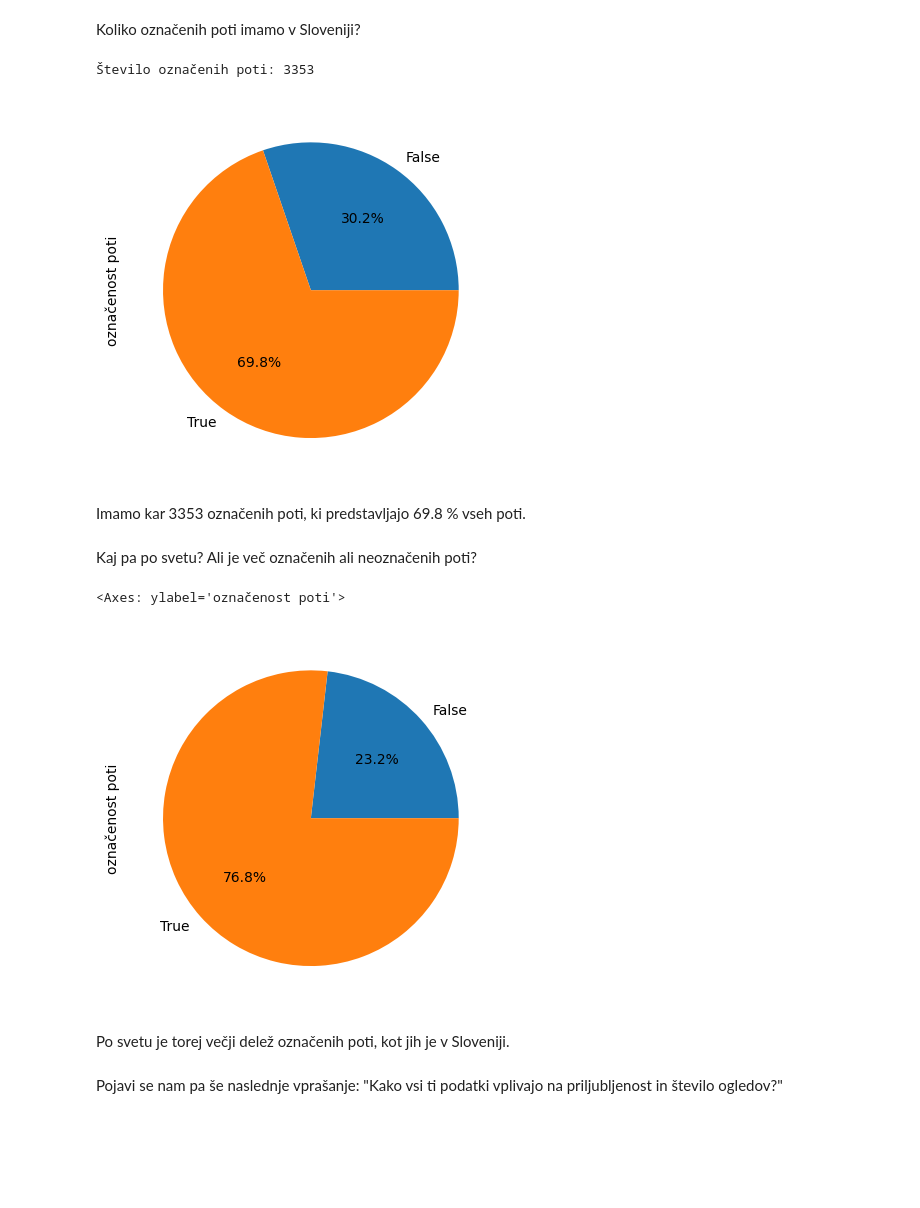
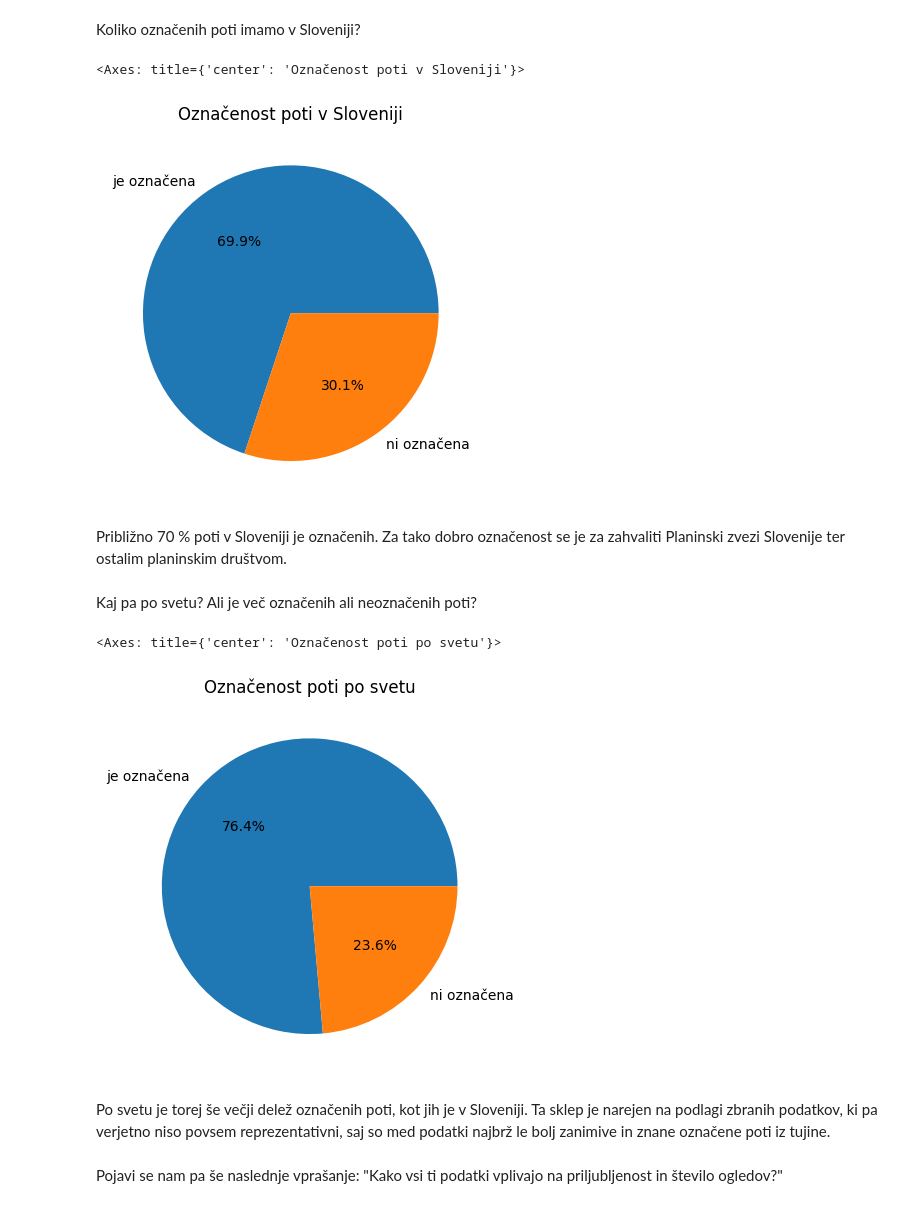
Before and after one commit to tilenzabkar/uvp-projektna-naloga, a Jupyter notebook: analiza.ipynb, the cells around one changed output. Saved outputs shown, nothing was run; the diff lists cells and outputs as text; code cells hidden in the pictures; blank space fills up the shorter version.

Commit message:
označenost grafov, pravopis, dodan graf priljublujenost od števila poti, predlogi

```diff
--- a/analiza.ipynb
+++ b/analiza.ipynb
@@ -74,0 +67,6 @@ print(f" Število slovenskih vrhov nad 1000 m: {len(slovenske_gore[~pod_1000])}"
+# %%
+slovenske_gore["pod/nad 1000"] = slovenske_gore["višina"].apply(lambda x: "pod 1000 m" if x < 1000 else  "1000 m ali več")
+
+graf_1000 = slovenske_gore.groupby("pod/nad 1000").size().plot.bar(title="Primerjava števila vrhov pod in nad 1000 m", ylabel="število vrhov", xlabel="", color=["orange", "blue"])
+for container in graf_1000.containers:
+    graf_1000.bar_label(container)
@@ -143,33 +143,28 @@ Koliko označenih poti imamo v Sloveniji?
 # %%
 gore_poti = pd.read_csv("gore_poti.csv")
 gore_okolica = pd.read_csv("gore_okolica.csv")
 
 slo_gore_z_potmi = pd.merge(slovenske_gore, gore_poti, left_on="id", right_on="id")
-oznacene_slo = slo_gore_z_potmi["zahtevnost"].str.contains(" označena ")
-slo_gore_z_potmi["označenost"] = oznacene_slo
+slo_gore_z_potmi["označenost"] = slo_gore_z_potmi["zahtevnost"].apply(lambda x: "ni označena" if  " neoznačena " in x else "je označena")
 
-slo_gore_z_potmi.groupby("označenost").size().plot.pie(ylabel="označenost poti", autopct='%1.1f%%')
-
-st_oznacenih_slo = len(slo_gore_z_potmi[oznacene_slo])
-print(f"Število označenih poti: {st_oznacenih_slo}")
+slo_gore_z_potmi.groupby("označenost").size().plot.pie(title="Označenost poti v Sloveniji", autopct='%1.1f%%')
 # %% [output]
-Število označenih poti: 3353
+<Axes: title={'center': 'Označenost poti v Sloveniji'}>
-[figure, old version]
+[figure, new version]
-# %% [markdown]
-Imamo kar 3353 označenih poti, ki predstavljajo 69.8 % vseh poti.
+# %% [markdown]
+Približno 70 % poti v Sloveniji je označenih. Za tako dobro označenost se je za zahvaliti Planinski zvezi Slovenije ter ostalim planinskim društvom.
 # %% [markdown]
 Kaj pa po svetu? Ali je več označenih ali neoznačenih poti?
 # %%
 vse_gore_z_potmi = pd.merge(gore_razbito, gore_poti, left_on="id", right_on="id")
-oznacene_vse = vse_gore_z_potmi["zahtevnost"].str.contains(" označena ")
-vse_gore_z_potmi["označenost"] = oznacene_vse
+vse_gore_z_potmi["označenost"] = vse_gore_z_potmi["zahtevnost"].apply(lambda x: "ni označena" if " neoznačena " in x else "je označena")
 
-vse_gore_z_potmi.groupby("označenost").size().plot.pie(ylabel="označenost poti", autopct='%1.1f%%')
+vse_gore_z_potmi.groupby("označenost").size().plot.pie(title="Označenost poti po svetu", autopct='%1.1f%%')
 # %% [output]
-<Axes: ylabel='označenost poti'>
+<Axes: title={'center': 'Označenost poti po svetu'}>
-[figure, old version]
+[figure, new version]
 # %% [markdown]
-Po svetu je torej večji delež označenih poti, kot jih je v Sloveniji.
+Po svetu je torej še večji delež označenih poti, kot jih je v Sloveniji. Ta sklep je narejen na podlagi zbranih podatkov, ki pa verjetno niso povsem reprezentativni, saj so med podatki najbrž le bolj zanimive in znane označene poti iz tujine.
 # %% [markdown]
 Pojavi se nam pa še naslednje vprašanje: "Kako vsi ti podatki vplivajo na priljubljenost in število ogledov?"
 # %% [markdown]
```
Also changed, not shown: parts of 31 cells of this notebook.
